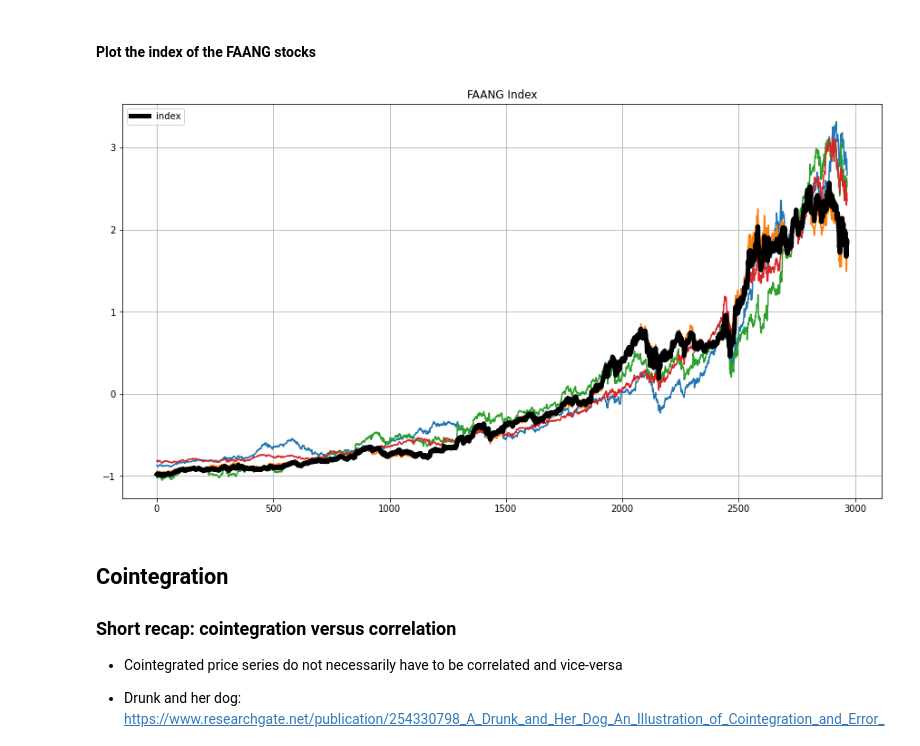
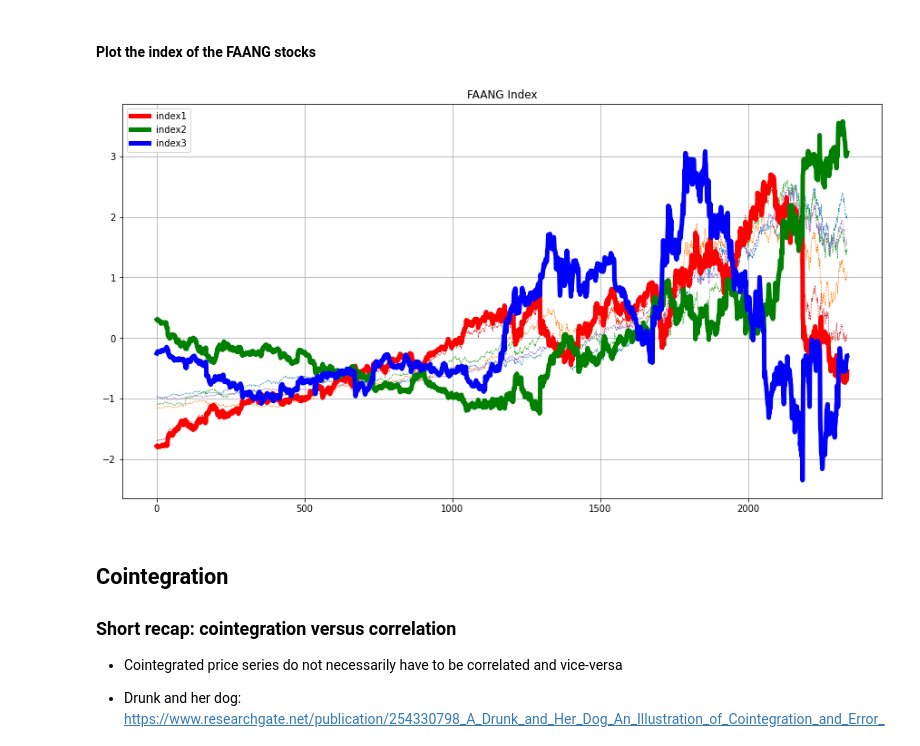
Before and after one commit to rodler/quantinsti_statarb, a Jupyter notebook: PCA_2.ipynb, the cells around one changed output. Cells and saved outputs as stored; diff of their text form; code cells hidden in the pictures.

```diff
--- a/PCA_2.ipynb
+++ b/PCA_2.ipynb
@@ -377,3 +390,3 @@ This is not particularly exciting but it gets really interesting when we use a r
 # %%
-data = yf.download("AMZN AAPL GOOG MSFT", start="2010-06-01")
+data = yf.download("AMZN AAPL GOOG MSFT META", start="2013-06-01")
 # %% [output]
@@ -418,4 +431,4 @@ The first principal component is the linear combination of the input data that e
 # %%
-pca = PCA(1).fit(data['Adj Close'].values.T)
+pca = PCA(3).fit(data['Adj Close'].values.T)
 # %% [markdown]
 #### Generate the index from the principal components
@@ -424,15 +435,21 @@ index=pca.components_[0].T
+# %%
+index1=pca.components_[0].T
+index2=pca.components_[1].T
+index3=pca.components_[2].T
 # %% [markdown]
 #### Plot the index of the FAANG stocks
 # %%
 
 plt.figure(figsize=[15,8])
-plt.plot(normalized.values)
-plt.plot((index-np.mean(index))/np.std(index),'k',lw=5,label='index')
+plt.plot(normalized.values, '--', lw=0.6)
+plt.plot((index1-np.mean(index1))/np.std(index1),'r',lw=5,label='portfolio 1')
+plt.plot((index2-np.mean(index2))/np.std(index2),'g',lw=5,label='portfolio 2')
+plt.plot((index3-np.mean(index3))/np.std(index3),'b',lw=5,label='portfolio 3')
 plt.legend()
 plt.title('FAANG Index')
 plt.grid();
 # %% [output]
-[figure, old version]
+[figure, new version]
 # %% [markdown]
 ## Cointegration
 
```
Also changed, not shown: parts of 23 cells of this notebook.
